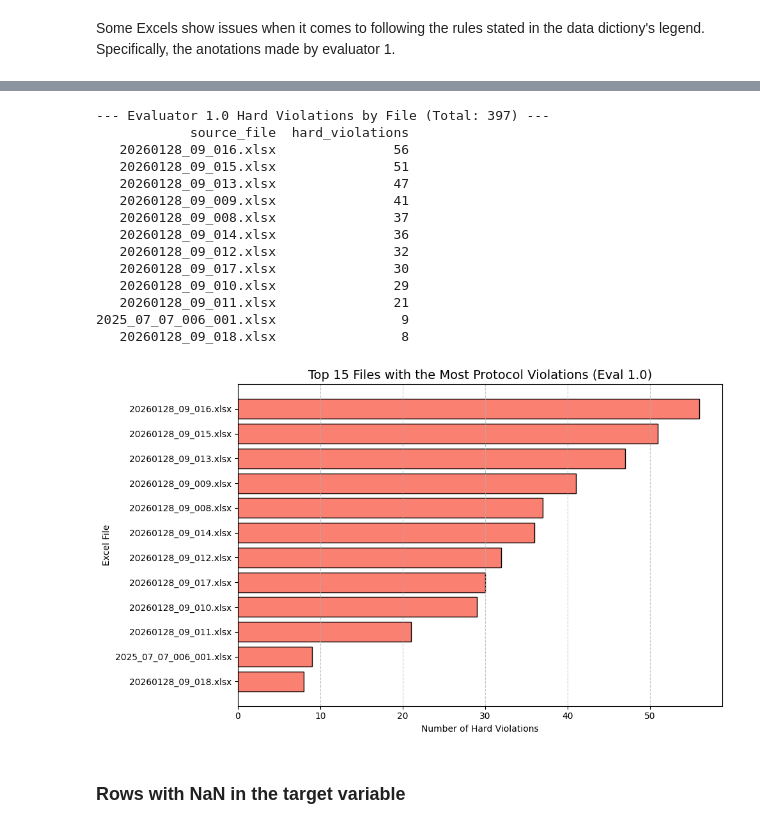
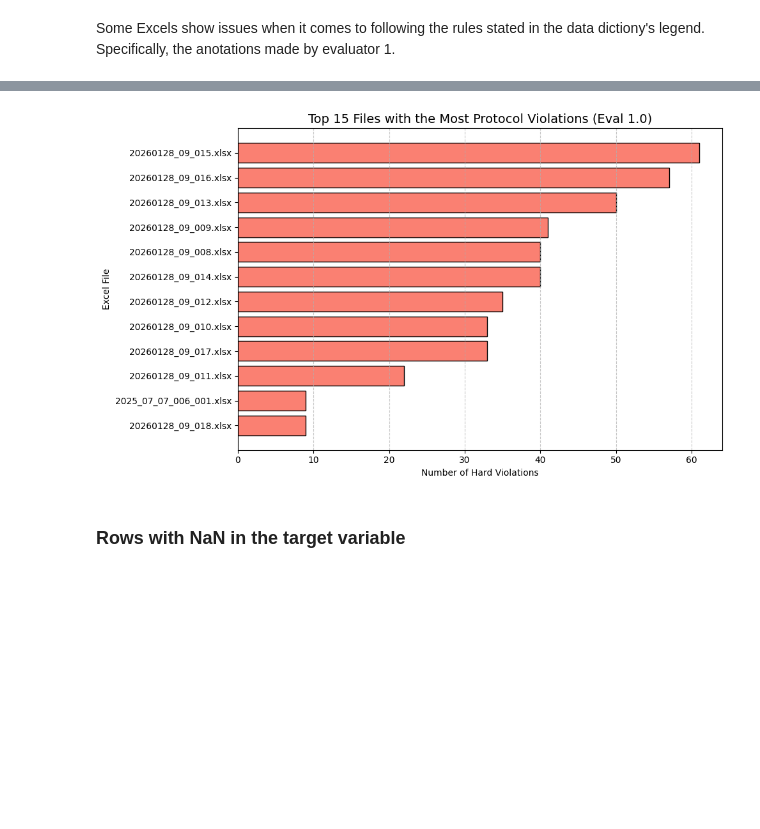
Before and after one commit to GuiBerm/msk-ultrasound-cv, a Jupyter notebook: data_dict_analysis.ipynb, the cells around one changed output, grey strips where cells are left out. Drawn from its saved outputs; the diff is of its cells as text; code cells hidden in the pictures; blank space fills up the shorter version.

```diff
--- a/data_dict_analysis.ipynb
+++ b/data_dict_analysis.ipynb
@@ -163,10 +167,19 @@ df_total.describe()
 # %%
 # Clean column names
 df_total.columns = df_total.columns.str.lower().str.replace(' ', '_').str.replace('.', '', regex=False)
-
 # Replace 'N/A' with numpy.nan
 df_total.replace('N/A', numpy.nan, inplace=True)
-
+# Map the text values in bone_erosion to numbers (0 and 1)
+# Adjust the dictionary keys if your dataset uses Spanish words or other variations!
+erosion_mapping = {
+    'absent': 0, 'not present': 0,
+    'present': 1, 'presente': 1,
+    '0': 0, '1': 1, '0.0': 0, '1.0': 1
+}
+# Apply numeric parsing first, then fall back to text mapping
+numeric_erosion = pd.to_numeric(df_total['bone_erosion'], errors='coerce')
+text_erosion = df_total['bone_erosion'].astype(str).str.lower().str.strip().map(erosion_mapping)
+df_total['bone_erosion'] = numeric_erosion.combine_first(text_erosion)
 # Convert score columns to numeric, coercing errors
 score_columns = [
     'eg_sinovial', 'pd_sinovial', 'eg_ext_común', 'pd_ext_común',
@@ -174,21 +187,17 @@ score_columns = [
 ]
 for col in score_columns:
     df_total[col] = pd.to_numeric(df_total[col], errors='coerce')
-
 # Fill NaN in joint_number with 0 and convert to integer
 df_total['joint_number'] = df_total['joint_number'].fillna(0).astype(int)
-
 # Strip whitespace from string columns
 df_total['joint_type'] = df_total['joint_type'].str.strip()
 df_total['plane'] = df_total['plane'].str.strip()
 df_total['tipo_imagen'] = df_total['tipo_imagen'].str.strip()
-
 # Create a 'model_group' column for data segmentation
 df_total['model_group'] = df_total['joint_type'].astype(str) + '_' + \
                          df_total['plane'].astype(str) + '_' + \
                          df_total['joint_number'].astype(str) + '_' + \
                          df_total['tipo_imagen'].astype(str)
-
 # Display the counts of each model group
 print("Data subgroups for modeling:")
 print(df_total['model_group'].value_counts())
@@ -375,45 +380,15 @@ Power Doppler    397
 Name: count, dtype: int64
 # %%
-import os
-import pandas as pd
-import numpy as np
-import matplotlib.pyplot as plt
-
-# 1. Update the load function to track the exact filename
-def load_clean_tracked(file):
-    df = pd.read_excel(file, sheet_name="datos", nrows=1000)
-    df = df.dropna(subset=["eco_id"])
-    df['source_file'] = os.path.basename(file)
-    return df
-
-print("Reloading data to capture filenames...")
-
-# 2. Reload the data using the tracked function
-princesa_2025_df = pd.concat([load_clean_tracked(f) for f in princesa_2025_ls], ignore_index=True)
-princesa_2026_df = pd.concat([load_clean_tracked(f) for f in princesa_2026_ls], ignore_index=True)
-
-# For Coruña
-corunha_df = pd.read_excel(corunha_excel, sheet_name="datos", nrows=1000)
-corunha_df = corunha_df.dropna(subset=["eco_id"])
-corunha_df['source_file'] = os.path.basename(corunha_excel)
-
 # Combine everything
-df_tracked = pd.concat([corunha_df, princesa_2025_df, princesa_2026_df], ignore_index=True)
-
-# 3. Apply standard cleaning for the required columns
-df_tracked.columns = df_tracked.columns.str.lower().str.replace(' ', '_').str.replace('.', '', regex=False)
-df_tracked.replace('N/A', np.nan, inplace=True)
+df_tracked = df_total.copy() # Start with the original total
 
 # Define the complete feature groups based on the clinical legend
 eg_features = ['eg_sinovial', 'eg_ext_común', 'eg_ext_cubital', 'bone_erosion']
 pd_features = ['pd_sinovial', 'pd_ext_común', 'pd_ext_cubital']
 all_features = eg_features + pd_features
 
-# Convert ALL score columns to numeric so we can do mathematical checks
-for col in all_features:
-    df_tracked[col] = pd.to_numeric(df_tracked[col], errors='coerce')
 
-# 4. Filter for Evaluator 1.0 Hard Violations (Two-Way Check)
+# Filter for Evaluator 1.0 Hard Violations (Two-Way Check)
 is_doppler = df_tracked['tipo_imagen'].str.contains('Doppler', case=False, na=False)
 is_bmode = df_tracked['tipo_imagen'].str.contains('Modo B', case=False, na=False)
 is_eval_1 = df_tracked['evaluador_id'] == 1.0
@@ -451,18 +439,4 @@ Reloading data to capture filenames...
---- Evaluator 1.0 Hard Violations by File (Total: 397) ---
-            source_file  hard_violations
-   20260128_09_016.xlsx               56
-   20260128_09_015.xlsx               51
-   20260128_09_013.xlsx               47
-   20260128_09_009.xlsx               41
-   20260128_09_008.xlsx               37
-   20260128_09_014.xlsx               36
-   20260128_09_012.xlsx               32
-   20260128_09_017.xlsx               30
-   20260128_09_010.xlsx               29
-   20260128_09_011.xlsx               21
-2025_07_07_006_001.xlsx                9
-   20260128_09_018.xlsx                8
-[figure, old version]
+[figure, new version]
 # %% [markdown]
 ### Rows with NaN in the target variable
 # %%
```
Also changed, not shown: parts of 13 cells of this notebook.
